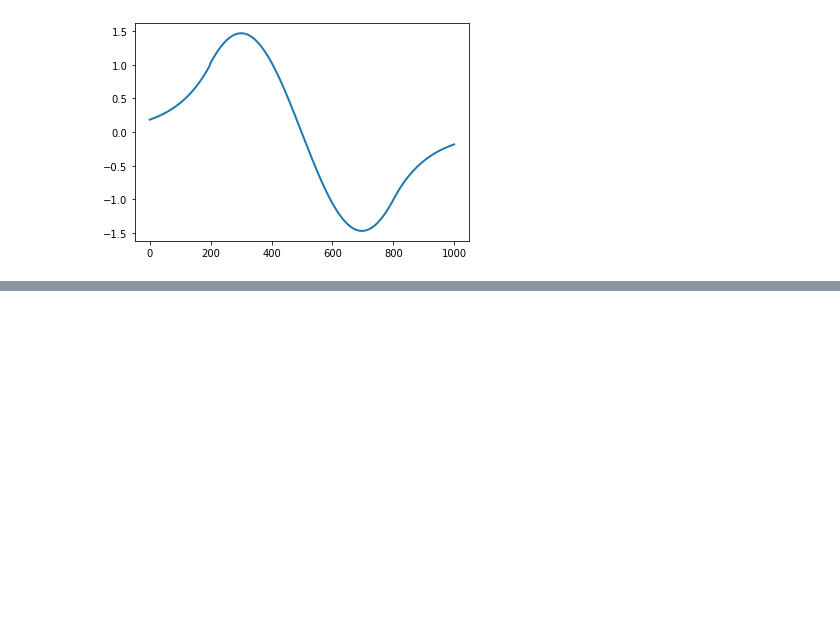
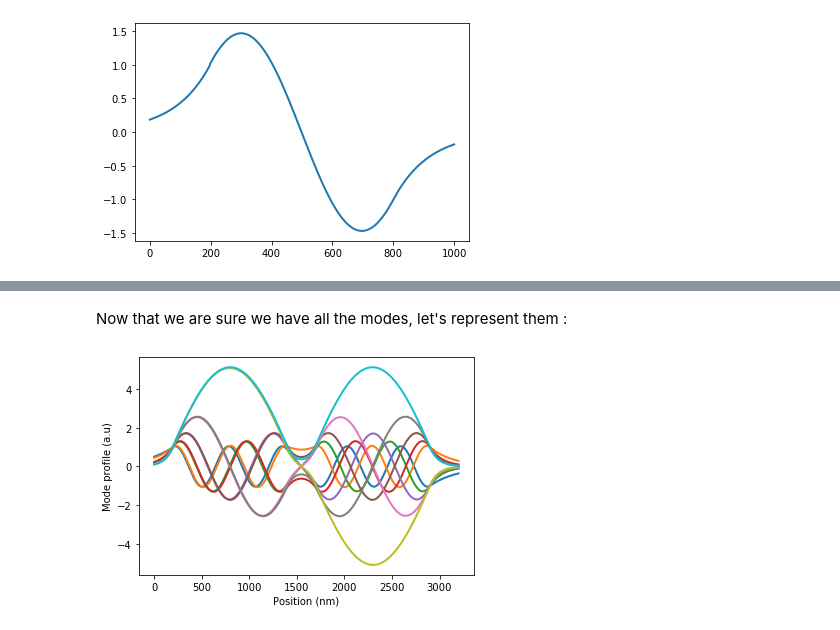
Before and after one commit to AnMoreau/PyMoosh, a Jupyter notebook: notebooks/Guided_modes.ipynb, the cells around one changed output, grey strips where cells are left out. Saved outputs shown, nothing was run; the diff lists cells and outputs as text; code cells hidden in the pictures; blank space fills up the shorter version.

Commit message:
Guided mode notebook fully ready with surface/gap plasmons !

```diff
--- a/notebooks/Guided_modes.ipynb
+++ b/notebooks/Guided_modes.ipynb
@@ -83,0 +88,5 @@ plt.show()
+# %%
+coupled = Structure([1.,2.25],[0,1,0,1,0],[200,1200,300,1200,300])
+modes = Guided_modes(coupled,wavelength,0,1.00,1.6,initial_points = 80)
+for k_x in modes:
+    print(k_x)
@@ -83,0 +107,11 @@ plt.show()
+# %% [markdown]
+Now that we are sure we have all the modes, let's represent them :
+# %%
+for k in range(len(modes)):
+    x,prof = Profile(coupled,modes[k],wavelength,0)
+    plt.plot(x,np.real(prof),linewidth = 2)
+plt.ylabel('Mode profile (a.u)')
+plt.xlabel('Position (nm)')
+plt.show()
+# %% [output]
+[figure, added]
```
Also changed, not shown: parts of 15 cells of this notebook.
